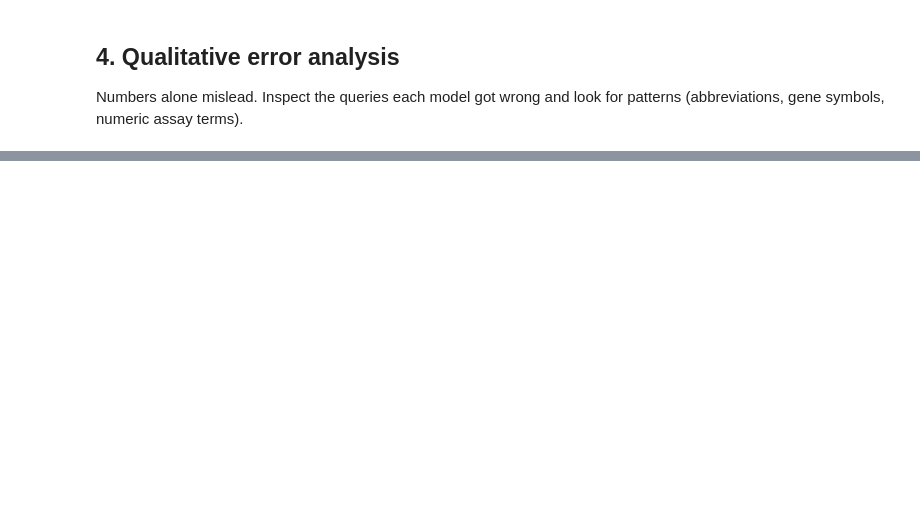
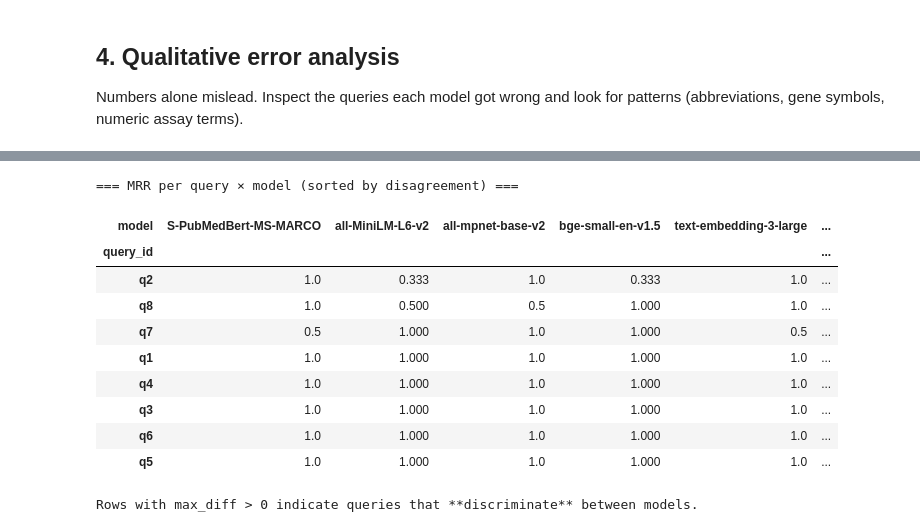
Before and after one commit to IvanReznikov/LangChain4LifeSciencesHealthcare, a Jupyter notebook: notebooks/Chapter 02. Introducing Large Language Models/LC4LSH_Chapter_2_Embedding_Evaluation.ipynb, the cells around one changed output, grey strips where cells are left out. Saved outputs shown, nothing was run; the diff lists cells and outputs as text; code cells hidden in the pictures; blank space fills up the shorter version.

```diff
--- a/notebooks/Chapter 02. Introducing Large Language Models/LC4LSH_Chapter_2_Embedding_Evaluation.ipynb
+++ b/notebooks/Chapter 02. Introducing Large Language Models/LC4LSH_Chapter_2_Embedding_Evaluation.ipynb
@@ -182,0 +457,33 @@ for model, fails in all_failures.items():
+# %%
+# Build a query×model MRR matrix
+import pandas as pd
+
+if len(all_per_query) >= 2:
+    rows = []
+    for model, per_q in all_per_query.items():
+        for entry in per_q:
+            rows.append({"model": model.split("/")[-1], "query_id": entry["query_id"],
+                         "query": entry["query"][:55], "RR": entry["RR"],
+                         "ranked_top3": entry["ranked_top3"]})
+    cross_df = pd.DataFrame(rows)
+    pivot = cross_df.pivot(index="query_id", columns="model", values="RR")
+    # Highlight rows where models disagree
+    pivot["max_diff"] = pivot.max(axis=1) - pivot.min(axis=1)
+    print("=== MRR per query × model (sorted by disagreement) ===\n")
+    display(pivot.sort_values("max_diff", ascending=False).round(3))
+    print("\nRows with max_diff > 0 indicate queries that **discriminate** between models.")
+else:
+    print("Need at least 2 models to build cross-model comparison.")
+# %% [output]
+=== MRR per query × model (sorted by disagreement) ===
+| model | S-PubMedBert-MS-MARCO | all-MiniLM-L6-v2 | all-mpnet-base-v2 | bge-small-en-v1.5 | text-embedding-3-large | ... |
+| query_id |  |  |  |  |  | ... |
+| q2 | 1.0 | 0.333 | 1.0 | 0.333 | 1.0 | ... |
+| q8 | 1.0 | 0.500 | 0.5 | 1.000 | 1.0 | ... |
+| q7 | 0.5 | 1.000 | 1.0 | 1.000 | 0.5 | ... |
+| q1 | 1.0 | 1.000 | 1.0 | 1.000 | 1.0 | ... |
+| q4 | 1.0 | 1.000 | 1.0 | 1.000 | 1.0 | ... |
+| q3 | 1.0 | 1.000 | 1.0 | 1.000 | 1.0 | ... |
+| q6 | 1.0 | 1.000 | 1.0 | 1.000 | 1.0 | ... |
+| q5 | 1.0 | 1.000 | 1.0 | 1.000 | 1.0 | ... |
+Rows with max_diff > 0 indicate queries that **discriminate** between models.
```
Also changed, not shown: parts of 27 cells of this notebook, 7 other files.
